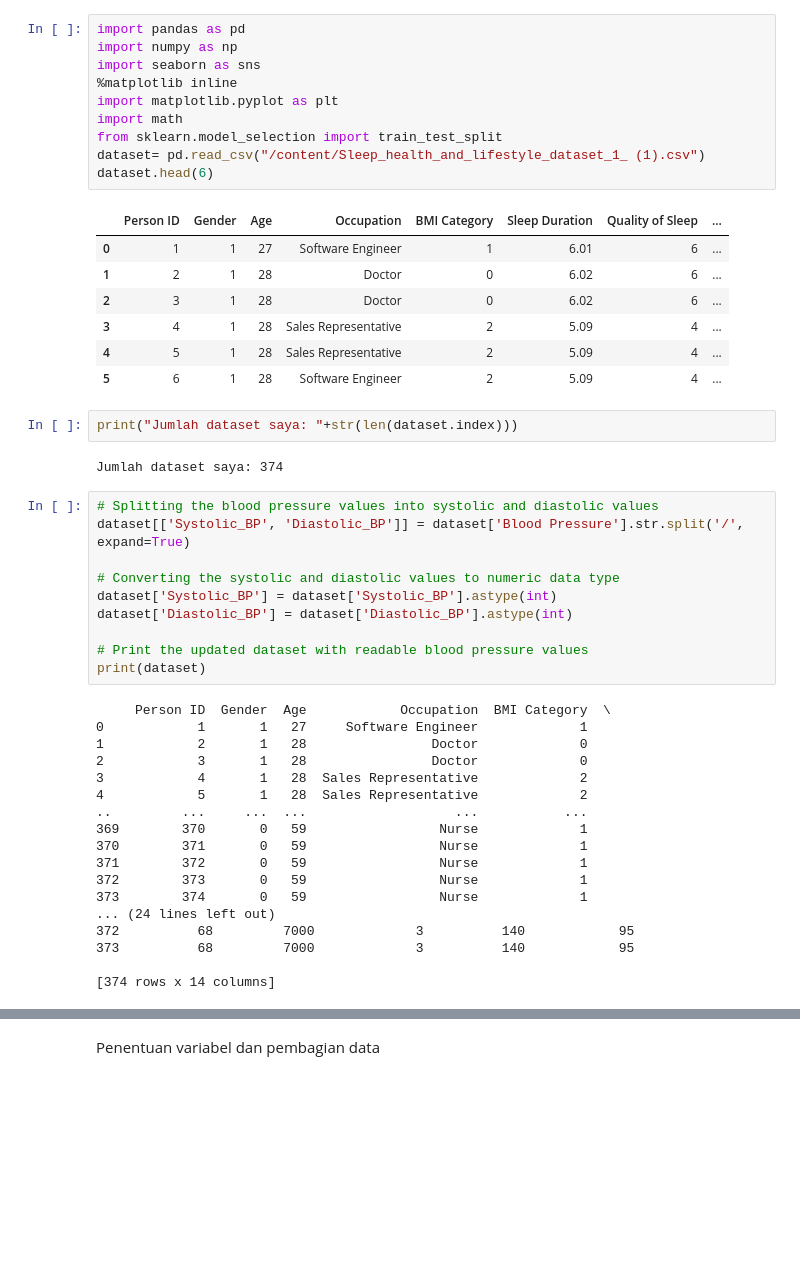
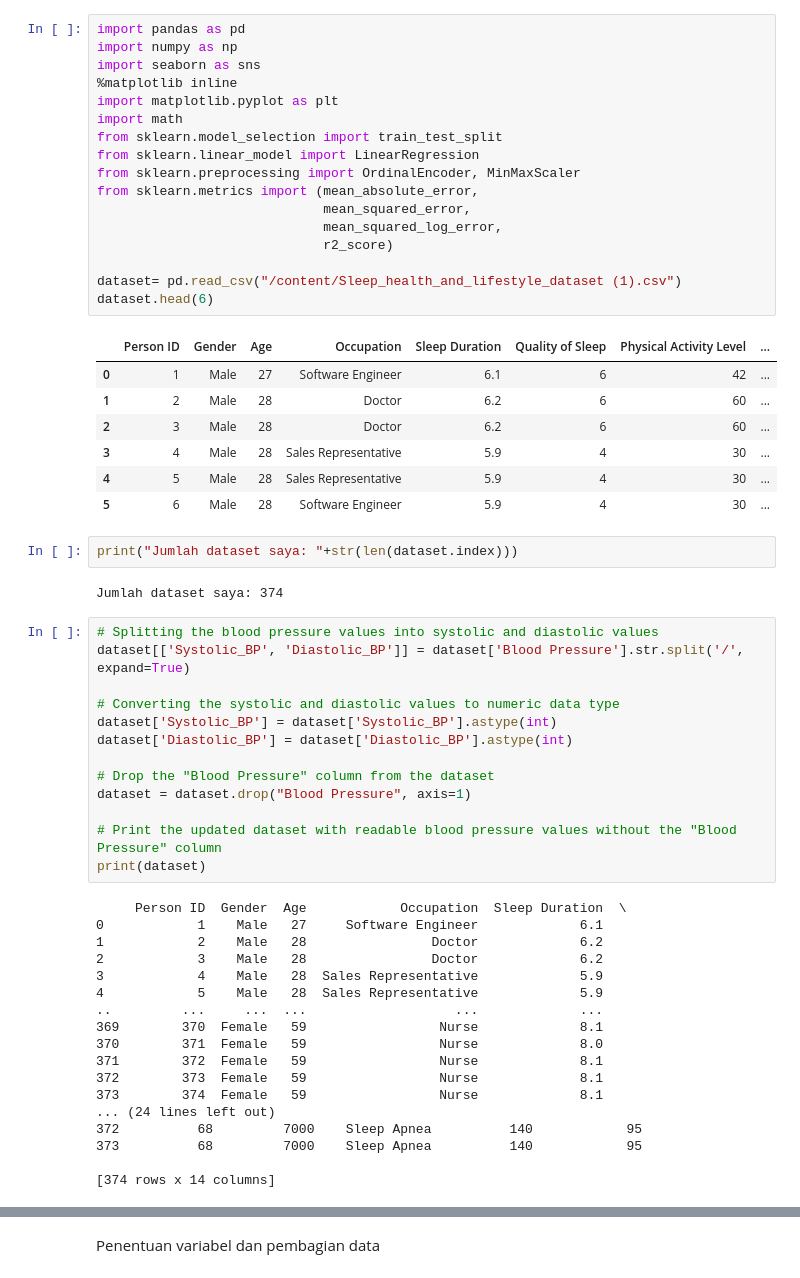
Before and after one commit to nilamaula26/Aplikasi-Login, a Jupyter notebook: Linear_Regression_Stress_Level.ipynb, the cells around one changed output, grey strips where cells are left out. Drawn from its saved outputs; the diff is of its cells as text; blank space fills up the shorter version.

```diff
--- a/Linear_Regression_Stress_Level.ipynb
+++ b/Linear_Regression_Stress_Level.ipynb
@@ -3,21 +3,28 @@
 # %%
 import pandas as pd
 import numpy as np
 import seaborn as sns
 %matplotlib inline
 import matplotlib.pyplot as plt
 import math
 from sklearn.model_selection import train_test_split
-dataset= pd.read_csv("/content/Sleep_health_and_lifestyle_dataset_1_ (1).csv")
+from sklearn.linear_model import LinearRegression
+from sklearn.preprocessing import OrdinalEncoder, MinMaxScaler
+from sklearn.metrics import (mean_absolute_error,
+                             mean_squared_error,
+                             mean_squared_log_error,
+                             r2_score)
+
+dataset= pd.read_csv("/content/Sleep_health_and_lifestyle_dataset (1).csv")
 dataset.head(6)
 # %% [output]
-|  | Person ID | Gender | Age | Occupation | BMI Category | Sleep Duration | Quality of Sleep | ... |
-| 0 | 1 | 1 | 27 | Software Engineer | 1 | 6.01 | 6 | ... |
-| 1 | 2 | 1 | 28 | Doctor | 0 | 6.02 | 6 | ... |
-| 2 | 3 | 1 | 28 | Doctor | 0 | 6.02 | 6 | ... |
-| 3 | 4 | 1 | 28 | Sales Representative | 2 | 5.09 | 4 | ... |
-| 4 | 5 | 1 | 28 | Sales Representative | 2 | 5.09 | 4 | ... |
-| 5 | 6 | 1 | 28 | Software Engineer | 2 | 5.09 | 4 | ... |
+|  | Person ID | Gender | Age | Occupation | Sleep Duration | Quality of Sleep | Physical Activity Level | ... |
+| 0 | 1 | Male | 27 | Software Engineer | 6.1 | 6 | 42 | ... |
+| 1 | 2 | Male | 28 | Doctor | 6.2 | 6 | 60 | ... |
+| 2 | 3 | Male | 28 | Doctor | 6.2 | 6 | 60 | ... |
+| 3 | 4 | Male | 28 | Sales Representative | 5.9 | 4 | 30 | ... |
+| 4 | 5 | Male | 28 | Sales Representative | 5.9 | 4 | 30 | ... |
+| 5 | 6 | Male | 28 | Software Engineer | 5.9 | 4 | 30 | ... |
 # %%
 print("Jumlah dataset saya: "+str(len(dataset.index)))
 # %% [output]
@@ -30,24 +37,27 @@ dataset[['Systolic_BP', 'Diastolic_BP']] = dataset['Blood Pressure'].str.split('
 dataset['Systolic_BP'] = dataset['Systolic_BP'].astype(int)
 dataset['Diastolic_BP'] = dataset['Diastolic_BP'].astype(int)
 
-# Print the updated dataset with readable blood pressure values
+# Drop the "Blood Pressure" column from the dataset
+dataset = dataset.drop("Blood Pressure", axis=1)
+
+# Print the updated dataset with readable blood pressure values without the "Blood Pressure" column
 print(dataset)
 # %% [output]
-     Person ID  Gender  Age            Occupation  BMI Category  \
-0            1       1   27     Software Engineer             1
-1            2       1   28                Doctor             0
-2            3       1   28                Doctor             0
-3            4       1   28  Sales Representative             2
-4            5       1   28  Sales Representative             2
-..         ...     ...  ...                   ...           ...
-369        370       0   59                 Nurse             1
-370        371       0   59                 Nurse             1
-371        372       0   59                 Nurse             1
-372        373       0   59                 Nurse             1
-373        374       0   59                 Nurse             1
+     Person ID  Gender  Age            Occupation  Sleep Duration  \
+0            1    Male   27     Software Engineer             6.1
+1            2    Male   28                Doctor             6.2
+2            3    Male   28                Doctor             6.2
+3            4    Male   28  Sales Representative             5.9
+4            5    Male   28  Sales Representative             5.9
+..         ...     ...  ...                   ...             ...
+369        370  Female   59                 Nurse             8.1
+370        371  Female   59                 Nurse             8.0
+371        372  Female   59                 Nurse             8.1
+372        373  Female   59                 Nurse             8.1
+373        374  Female   59                 Nurse             8.1
 ... (24 lines left out)
-372          68         7000             3          140            95
-373          68         7000             3          140            95
+372          68         7000    Sleep Apnea          140            95
+373          68         7000    Sleep Apnea          140            95
 
 [374 rows x 14 columns]
 # %%
```
Also changed, not shown: parts of 18 cells of this notebook.
